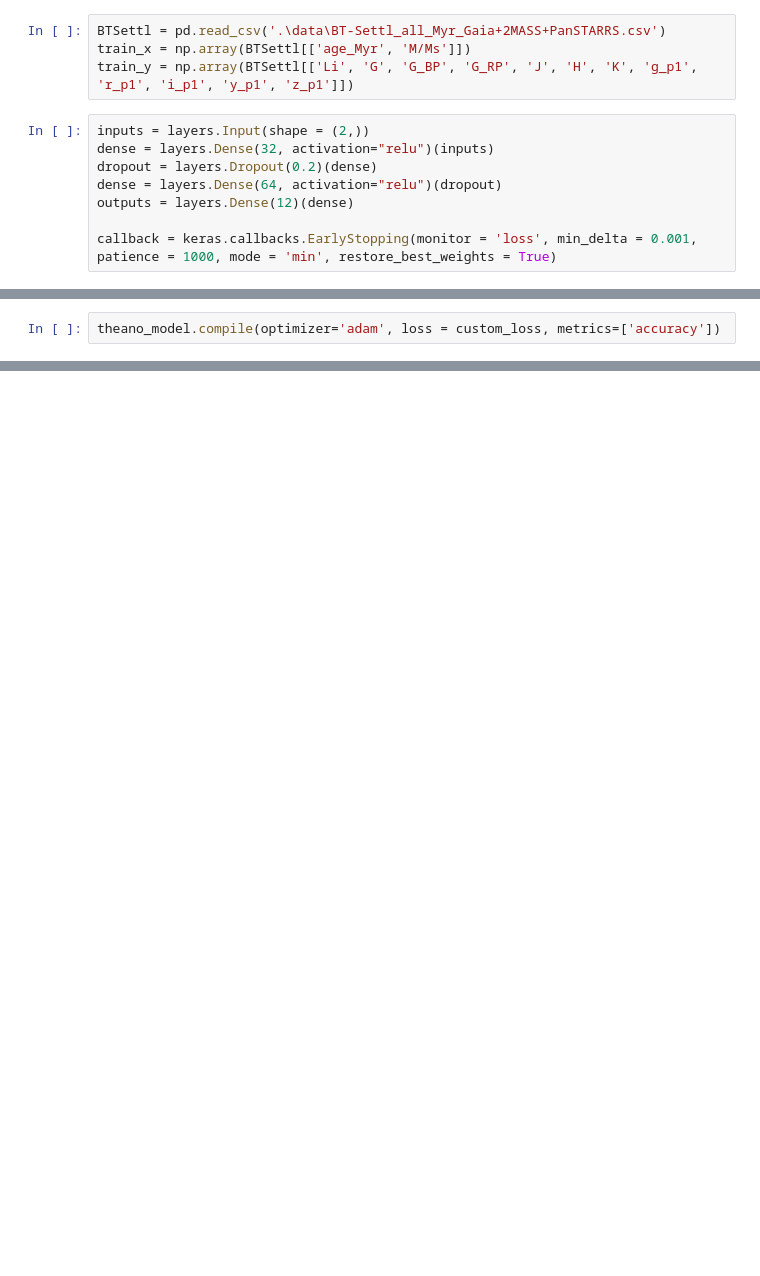
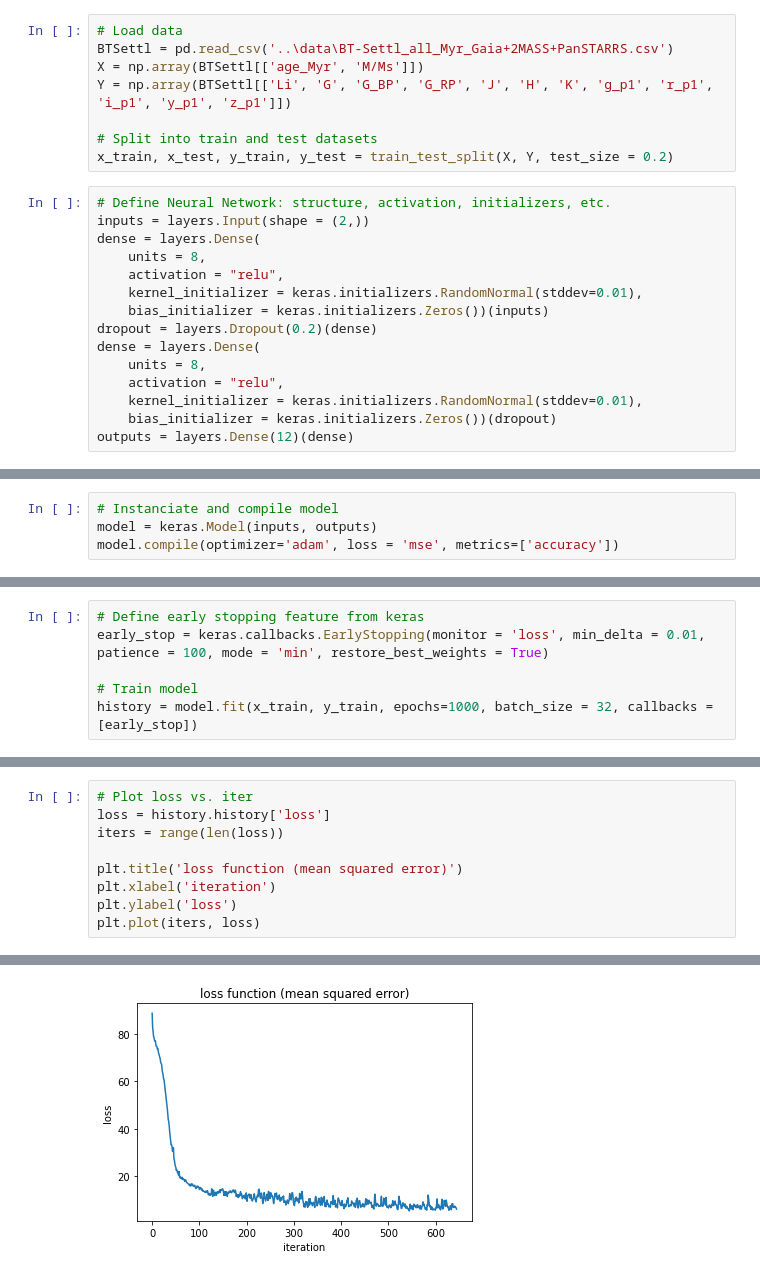
Before and after one commit to franciscopalmeromoya/bayesian-ages, a Jupyter notebook: neuralnet/BT-Settl.ipynb, the cells around one changed output, grey strips where cells are left out. Cells and saved outputs as stored; diff of their text form; blank space fills up the shorter version.

Commit message:
Neural Network in Theano

```diff
--- a/neuralnet/BT-Settl.ipynb
+++ b/neuralnet/BT-Settl.ipynb
@@ -14,12 +25,23 @@ WARNING (theano.tensor.blas): Using NumPy C-API based implementation for BLAS fu
 # %%
-BTSettl = pd.read_csv('.\data\BT-Settl_all_Myr_Gaia+2MASS+PanSTARRS.csv')
-train_x = np.array(BTSettl[['age_Myr', 'M/Ms']])
-train_y = np.array(BTSettl[['Li', 'G', 'G_BP', 'G_RP', 'J', 'H', 'K', 'g_p1', 'r_p1', 'i_p1', 'y_p1', 'z_p1']])
+# Load data
+BTSettl = pd.read_csv('..\data\BT-Settl_all_Myr_Gaia+2MASS+PanSTARRS.csv')
+X = np.array(BTSettl[['age_Myr', 'M/Ms']])
+Y = np.array(BTSettl[['Li', 'G', 'G_BP', 'G_RP', 'J', 'H', 'K', 'g_p1', 'r_p1', 'i_p1', 'y_p1', 'z_p1']])
+
+# Split into train and test datasets
+x_train, x_test, y_train, y_test = train_test_split(X, Y, test_size = 0.2)
 # %%
+# Define Neural Network: structure, activation, initializers, etc.
 inputs = layers.Input(shape = (2,))
-dense = layers.Dense(32, activation="relu")(inputs)
+dense = layers.Dense(
+    units = 8,
+    activation = "relu",
+    kernel_initializer = keras.initializers.RandomNormal(stddev=0.01),
+    bias_initializer = keras.initializers.Zeros())(inputs)
 dropout = layers.Dropout(0.2)(dense)
-dense = layers.Dense(64, activation="relu")(dropout)
+dense = layers.Dense(
+    units = 8,
+    activation = "relu",
+    kernel_initializer = keras.initializers.RandomNormal(stddev=0.01),
+    bias_initializer = keras.initializers.Zeros())(dropout)
 outputs = layers.Dense(12)(dense)
-
-callback = keras.callbacks.EarlyStopping(monitor = 'loss', min_delta = 0.001, patience = 1000, mode = 'min', restore_best_weights = True)
@@ -47,2 +48,4 @@ theano_model = TheanoModel(inputs, outputs)
 # %%
-theano_model.compile(optimizer='adam', loss = custom_loss, metrics=['accuracy'])
+# Instanciate and compile model
+model = keras.Model(inputs, outputs)
+model.compile(optimizer='adam', loss = 'mse', metrics=['accuracy'])
@@ -75,0 +52,6 @@ plt.plot(x, y)
+# %%
+# Define early stopping feature from keras
+early_stop = keras.callbacks.EarlyStopping(monitor = 'loss', min_delta = 0.01, patience = 100, mode = 'min', restore_best_weights = True)
+
+# Train model
+history = model.fit(x_train, y_train, epochs=1000, batch_size = 32, callbacks = [early_stop])
@@ -75,0 +82,10 @@ plt.plot(x, y)
+# %%
+# Plot loss vs. iter
+loss = history.history['loss']
+iters = range(len(loss))
+
+plt.title('loss function (mean squared error)')
+plt.xlabel('iteration')
+plt.ylabel('loss')
+plt.plot(iters, loss)
+# %% [output]
@@ -75,0 +93 @@ plt.plot(x, y)
+[figure, added]
```
Also changed, not shown: parts of 14 cells of this notebook.
